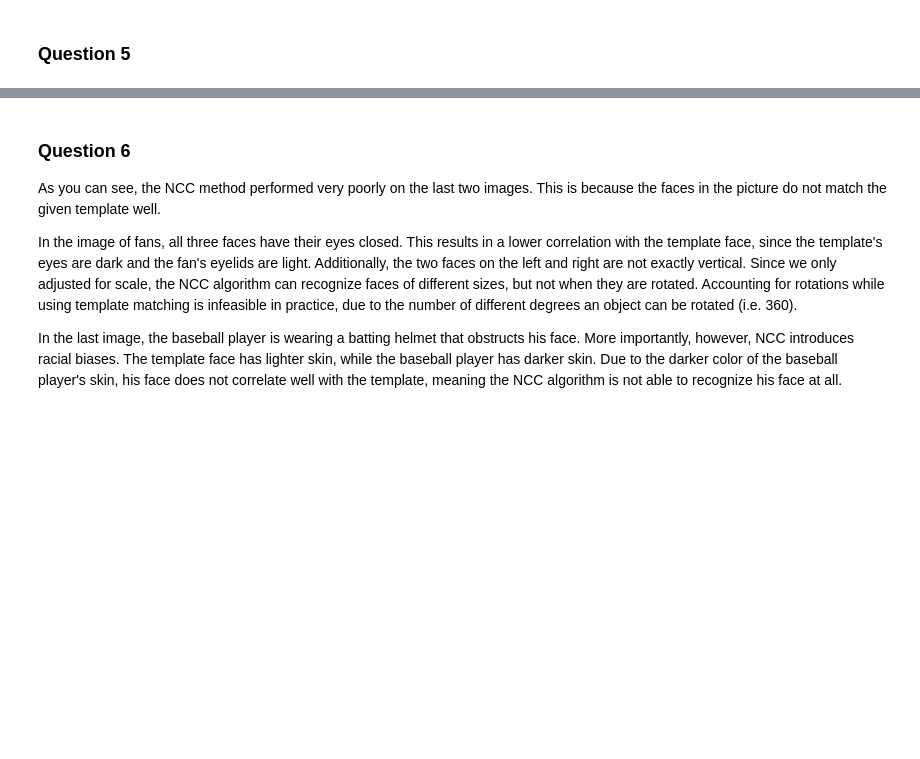
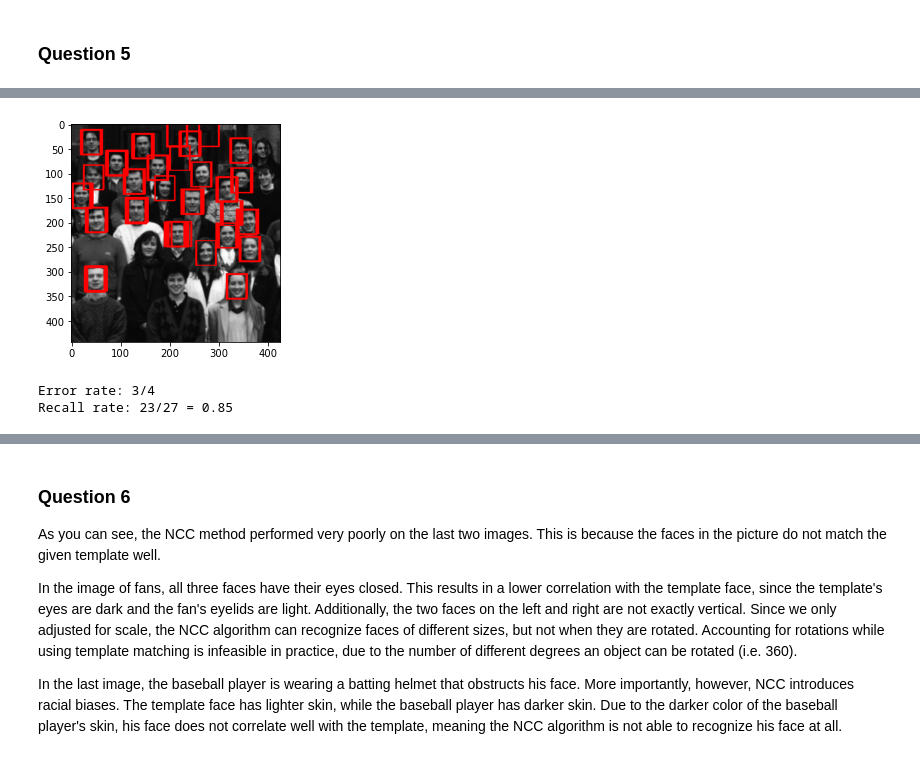
Before and after one commit to ricky-ma/CPSC425-Computer-Vision, a Jupyter notebook: A2/Assignment2.ipynb, the cells around one changed output, grey strips where cells are left out. Cells and saved outputs as stored; diff of their text form; code cells hidden in the pictures; blank space fills up the shorter version.

```diff
--- a/A2/Assignment2.ipynb
+++ b/A2/Assignment2.ipynb
@@ -167,0 +120,11 @@ Recall rate: 0/1 = 0
+# %%
+image = Image.open("faces/students.jpg")
+pyramid = make_gaussian_pyramid(image, 0.75, 100)
+face_points = find_template(pyramid, template15, 0.55)
+draw_bounding_boxes(pyramid[0], face_points)
+print("Error rate: 4/4")
+print("Recall rate: 23/27 = 0.85")
+# %% [output]
+[figure, added]
+Error rate: 3/4
+Recall rate: 23/27 = 0.85
```
Also changed, not shown: parts of 23 cells of this notebook, 3 other files.
